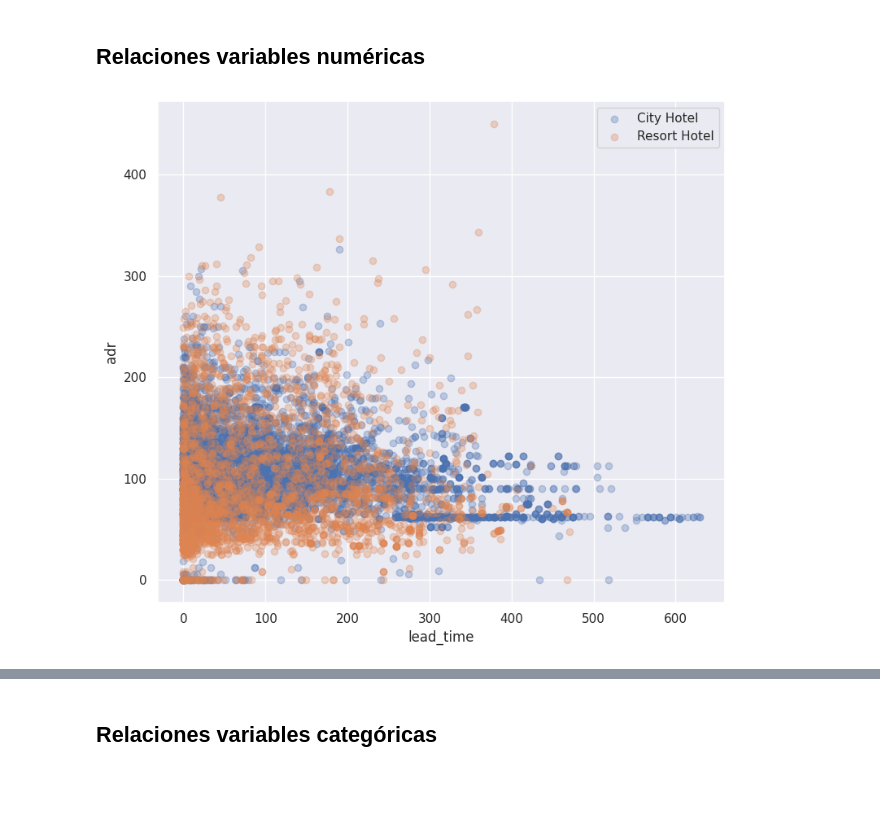
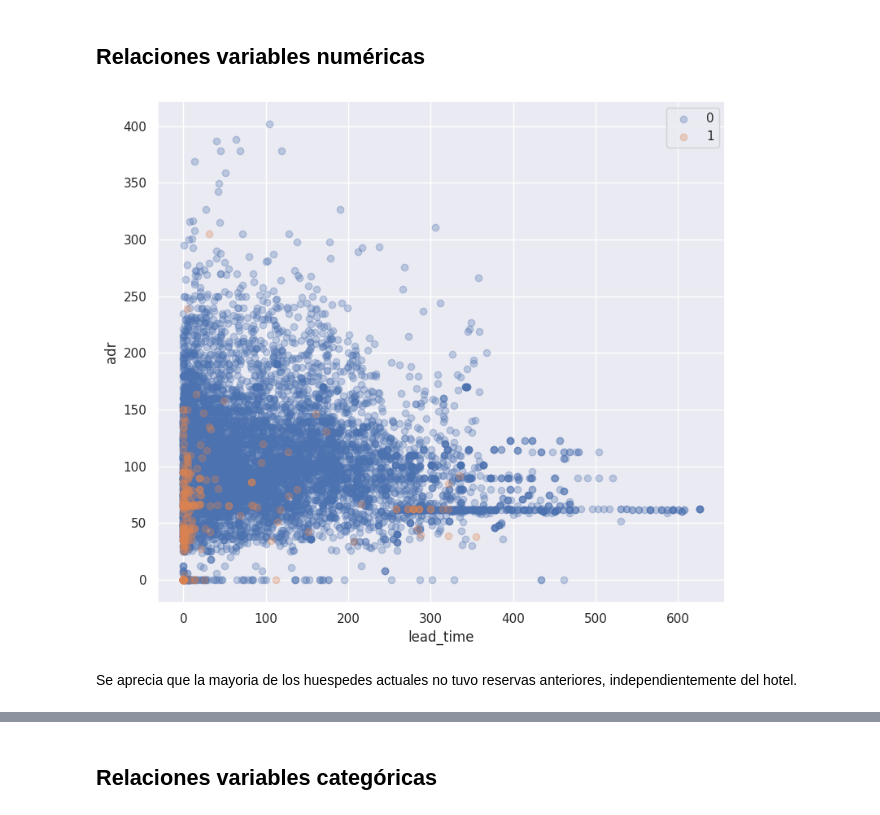
Before and after one commit to franciscoL0pez/TrabajosPracticosOrganizacionDeDatos1C2023, a Jupyter notebook: 7506R_TP1_GRUPO17_CHPX_ENTREGA.ipynb, the cells around one changed output, grey strips where cells are left out. Saved outputs shown, nothing was run; the diff lists cells and outputs as text; code cells hidden in the pictures; blank space fills up the shorter version.

```diff
--- a/7506R_TP1_GRUPO17_CHPX_ENTREGA.ipynb
+++ b/7506R_TP1_GRUPO17_CHPX_ENTREGA.ipynb
@@ -443,9 +443,11 @@ def create_xtab_barplot(df, col1, col2, figsize=(6,4), sample_pct=1):
 # %% [markdown]
 ## Relaciones variables numéricas
 # %%
-create_scatter(df_hotels_train, "lead_time", "adr", "hotel", 0.15)
+create_scatter(df_hotels_train, "lead_time", "adr", "is_repeated_guest", 0.15)
 # %% [output]
-[figure, old version]
+[figure, new version]
+# %% [markdown]
+Se aprecia que la mayoria de los huespedes actuales no tuvo reservas anteriores, independientemente del hotel.
 # %%
 create_scatter(df_hotels_train, "lead_time", "adr", "market_segment", 0.15)
 # %% [output]
```
Also changed, not shown: parts of 9 cells of this notebook.
